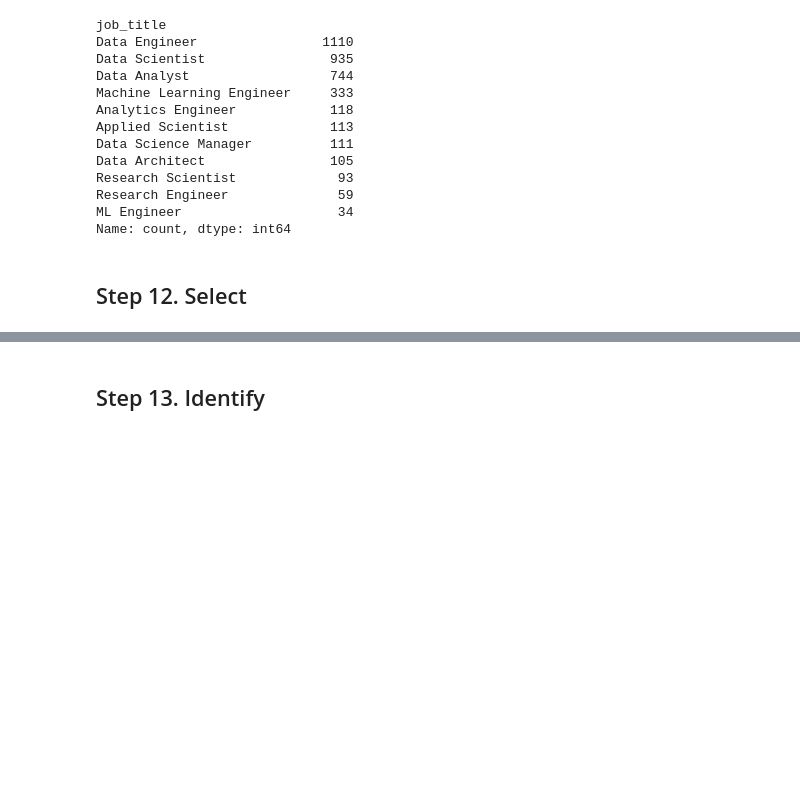
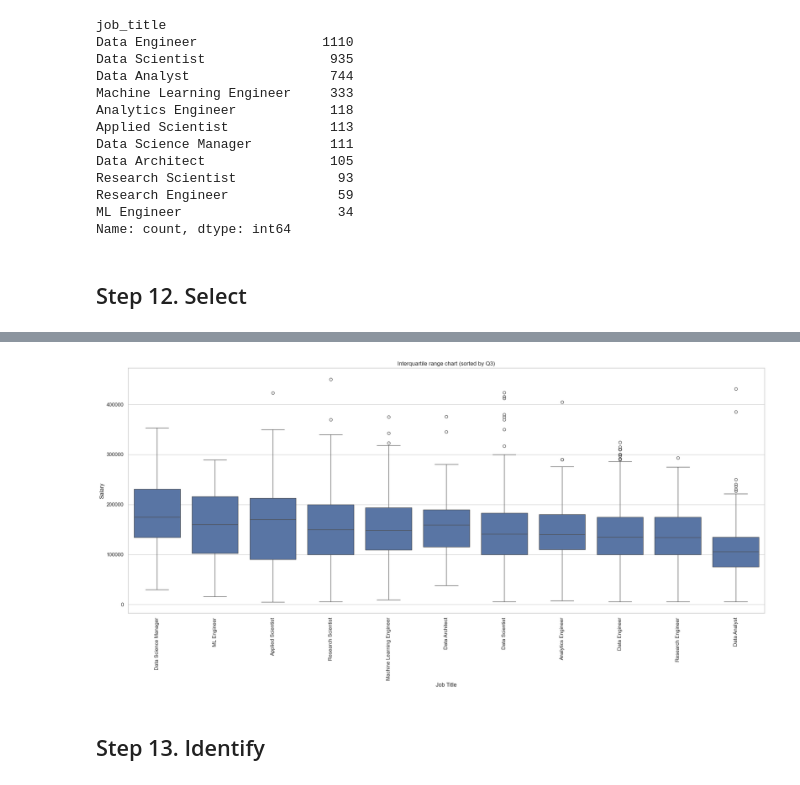
Before and after one commit to ShannonHung/ITPM, a Jupyter notebook: Code/Predict_Salary_level.ipynb, the cells around one changed output, grey strips where cells are left out. Cells and saved outputs as stored; diff of their text form; code cells hidden in the pictures; blank space fills up the shorter version.

```diff
--- a/Code/Predict_Salary_level.ipynb
+++ b/Code/Predict_Salary_level.ipynb
@@ -67,3 +67,30 @@ plt.show()
+# %%
+import pandas as pd
+import matplotlib.pyplot as plt
+import seaborn as sns
+
+# 计算每个职位的第三四分位数并排序
+q3_salaries = df.groupby('job_title')['salary_in_usd'].quantile(0.75).reset_index()
+top_25_q3 = q3_salaries.sort_values(by='salary_in_usd', ascending=False)
+
+# 创建一个Seaborn风格的图形
+sns.set(style="whitegrid")
+
+# 使用Seaborn的boxplot函数绘制四分位距图表
+plt.figure(figsize=(20, 10))
+sns.boxplot(x="job_title", y="salary_in_usd", data=df, order=top_25_q3['job_title'])
+plt.xticks(rotation=90)  # 旋转X轴标签以避免重叠
+
+# 添加标题和标签
+plt.title("Interquartile range chart (sorted by Q3)")
+plt.xlabel("Job Title")
+plt.ylabel("Salary")
+
+# 显示图表
+plt.tight_layout()
+plt.show()
+# %% [output]
+[figure, added]
 # %% [markdown]
 ## Step 13. Identify
 # %%
```
Also changed, not shown: parts of 17 cells of this notebook, 2 other files.
